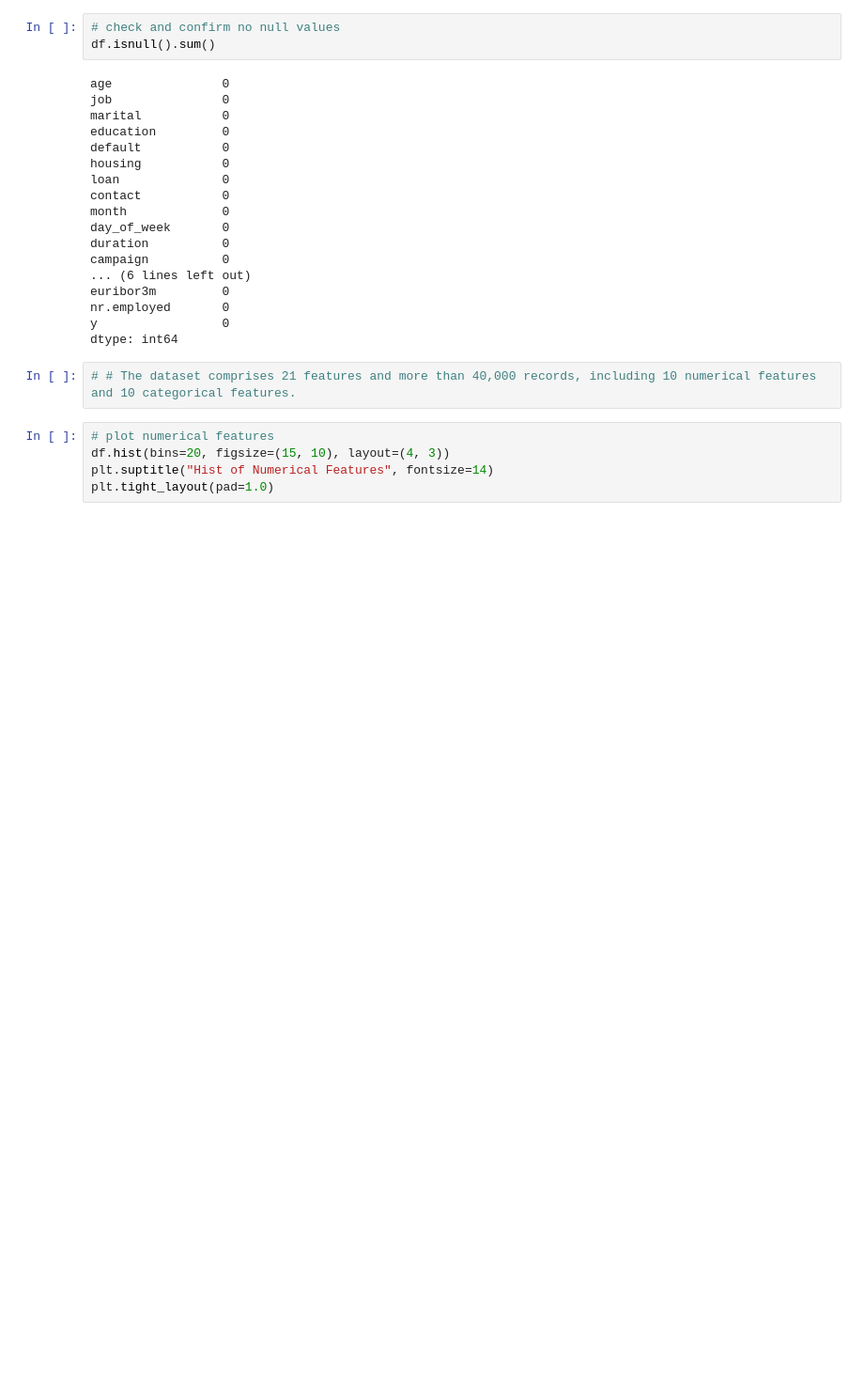
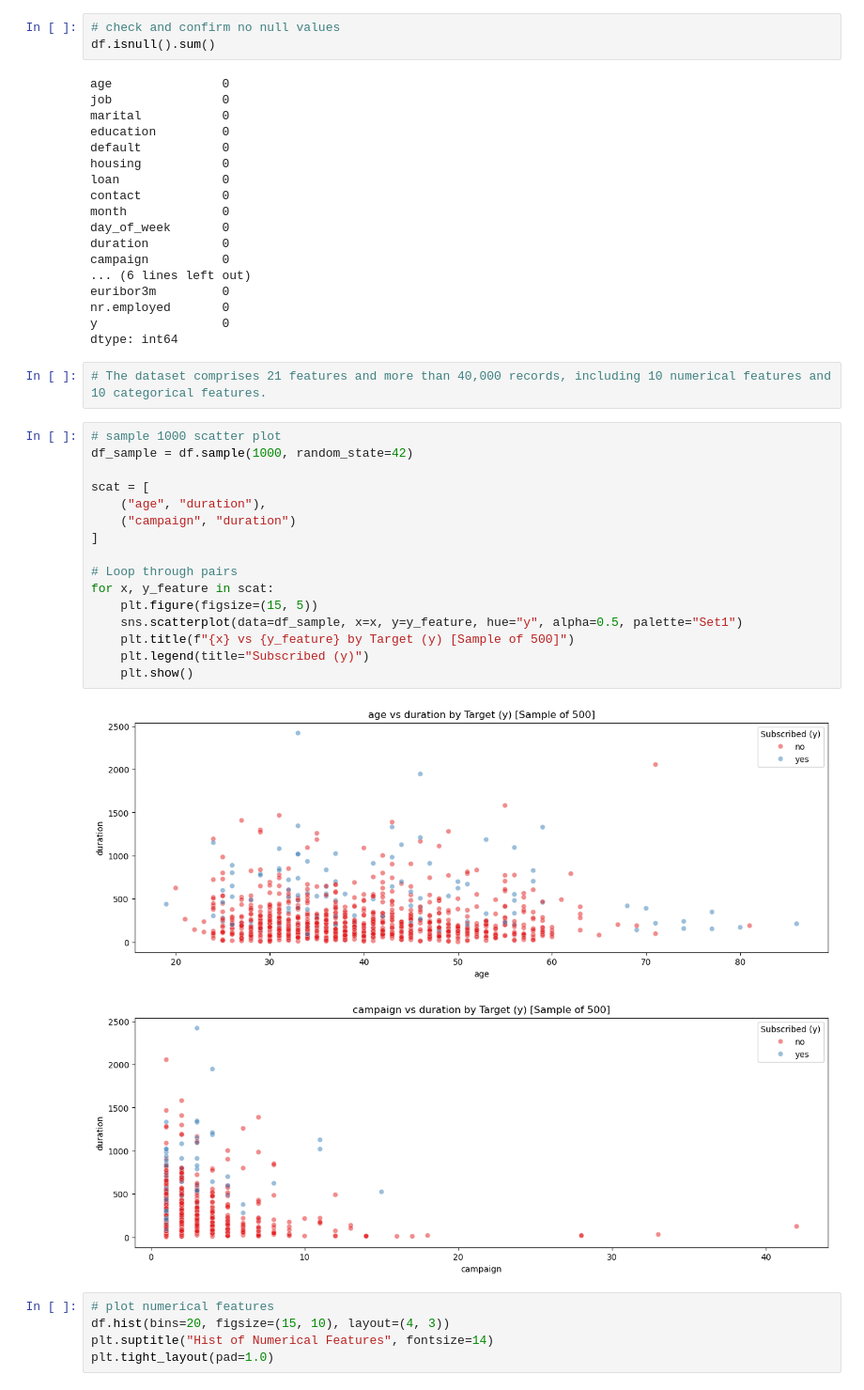
Before and after one commit to darthrob6625/PA16_3, a Jupyter notebook: PA3.ipynb, the cells around one changed output. Shown: that part at 94% size. Cells and saved outputs as stored; diff of their text form; blank space fills up the shorter version.

```diff
--- a/PA3.ipynb
+++ b/PA3.ipynb
@@ -149,7 +171,26 @@ nr.employed       0
 y                 0
 dtype: int64
 # %%
-# # The dataset comprises 21 features and more than 40,000 records, including 10 numerical features and 10 categorical features.
+# The dataset comprises 21 features and more than 40,000 records, including 10 numerical features and 10 categorical features.
+# %%
+# sample 1000 scatter plot
+df_sample = df.sample(1000, random_state=42)
+
+scat = [
+    ("age", "duration"),
+    ("campaign", "duration")
+]
+
+# Loop through pairs
+for x, y_feature in scat:
+    plt.figure(figsize=(15, 5))
+    sns.scatterplot(data=df_sample, x=x, y=y_feature, hue="y", alpha=0.5, palette="Set1")
+    plt.title(f"{x} vs {y_feature} by Target (y) [Sample of 500]")
+    plt.legend(title="Subscribed (y)")
+    plt.show()
+# %% [output]
+[figure, added]
+[figure, added]
 # %%
 # plot numerical features
 df.hist(bins=20, figsize=(15, 10), layout=(4, 3))
```
Also changed, not shown: parts of 5 cells of this notebook.
